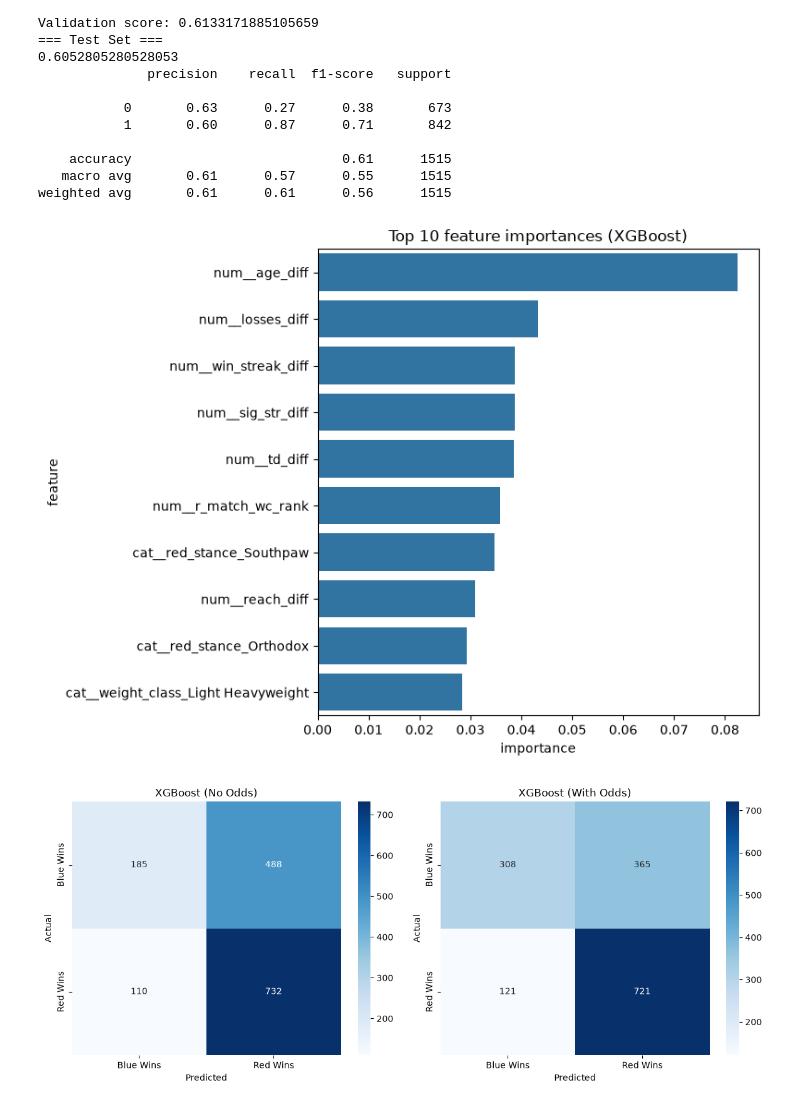
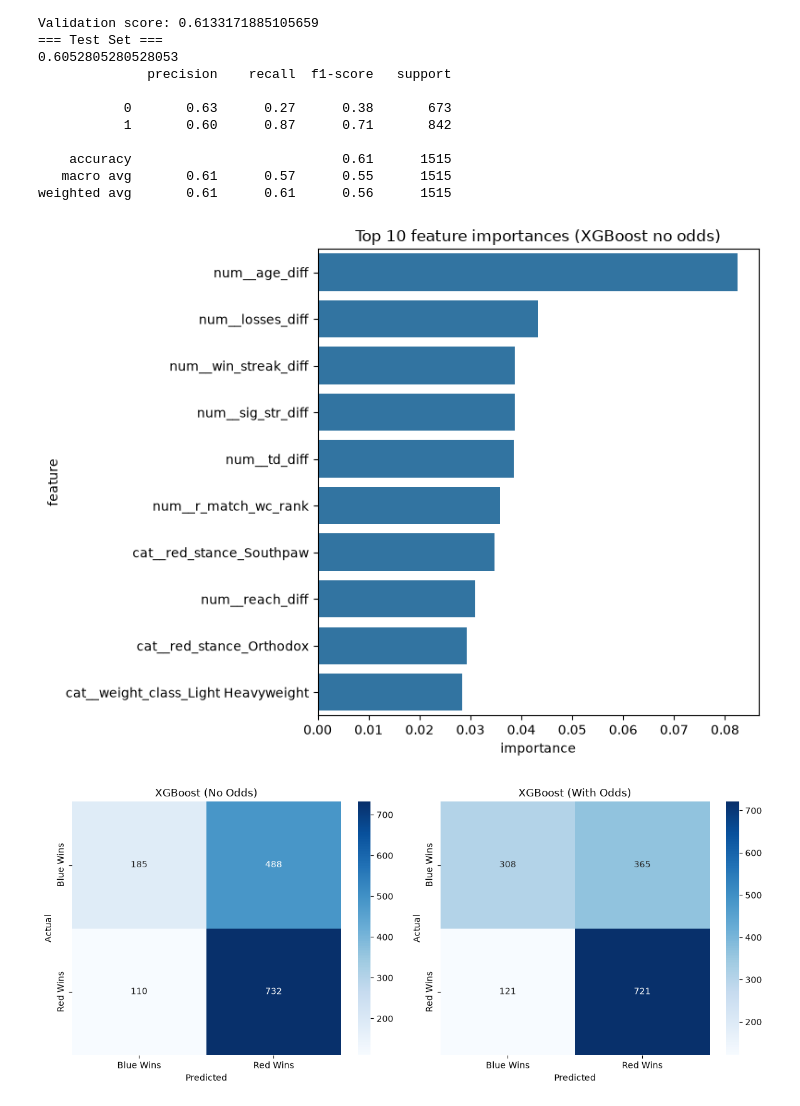
Before and after one commit to kormakursnorra/MachineLearningRepo, a Jupyter notebook: Project1/src/clean_notebook.ipynb, the cells around one changed output. Drawn from its saved outputs; the diff is of its cells as text; code cells hidden in the pictures.

```diff
--- a/Project1/src/clean_notebook.ipynb
+++ b/Project1/src/clean_notebook.ipynb
@@ -596,24 +596,24 @@ weighted avg       0.61      0.61      0.56      1515
 # %%
 best_model = grid_search_no_odds.best_estimator_
 xgb_clf = best_model.named_steps["clf"]
 
 # Get feature names after one-hot encoding
 feature_names = best_model.named_steps["preprocess"].get_feature_names_out()
 
 importances = xgb_clf.feature_importances_
 importance_df = pd.DataFrame({
     "feature": feature_names,
     "importance": importances
 }).sort_values("importance", ascending=False)
 
 plt.figure(figsize=(8, 6))
 sns.barplot(data=importance_df.head(10), x="importance", y="feature")
-plt.title("Top 10 feature importances (XGBoost)")
+plt.title("Top 10 feature importances (XGBoost no odds)")
 plt.tight_layout()
 plt.savefig('../media/xbg_no_odds_feature_importance.png', dpi=150)
 plt.show()
 # %% [output]
-[figure, old version]
+[figure, new version]
 # %%
 # Comparison between XGB no odds and odds
 fig, axes = plt.subplots(1, 2, figsize=(12, 5))
```
Also changed, not shown: parts of 4 cells of this notebook, 3 other files.
